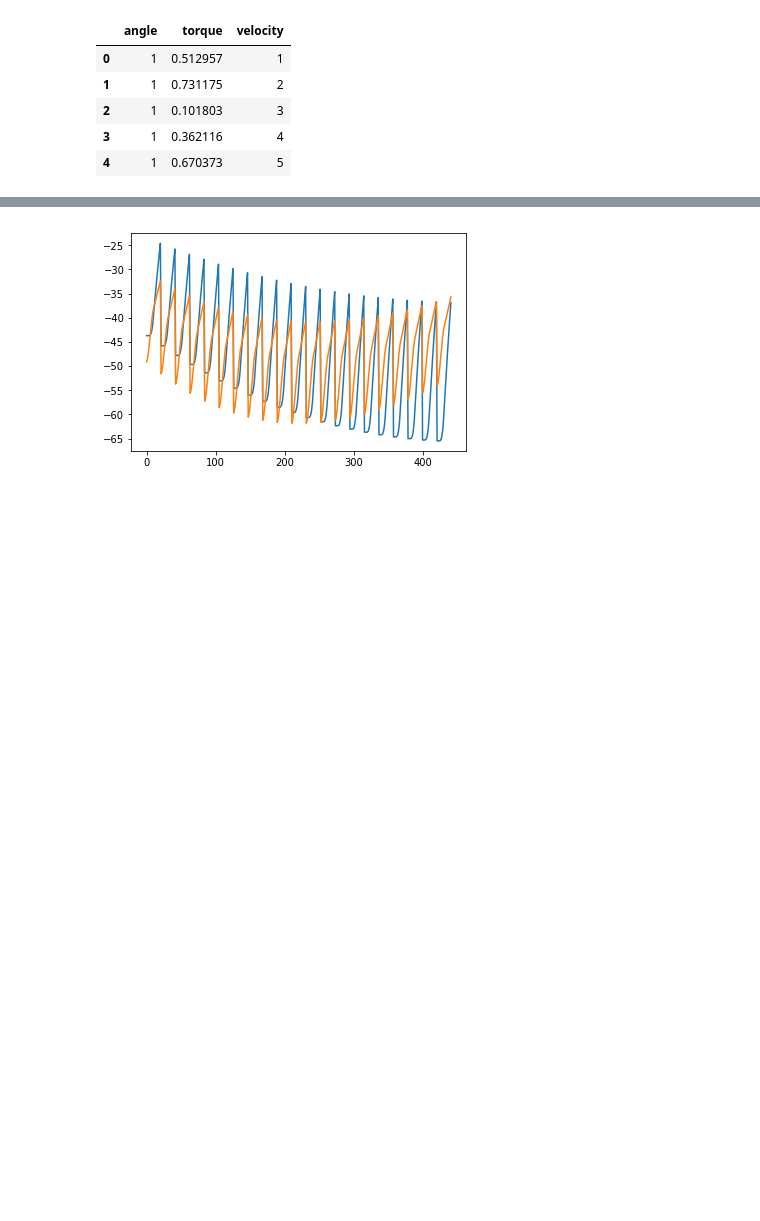
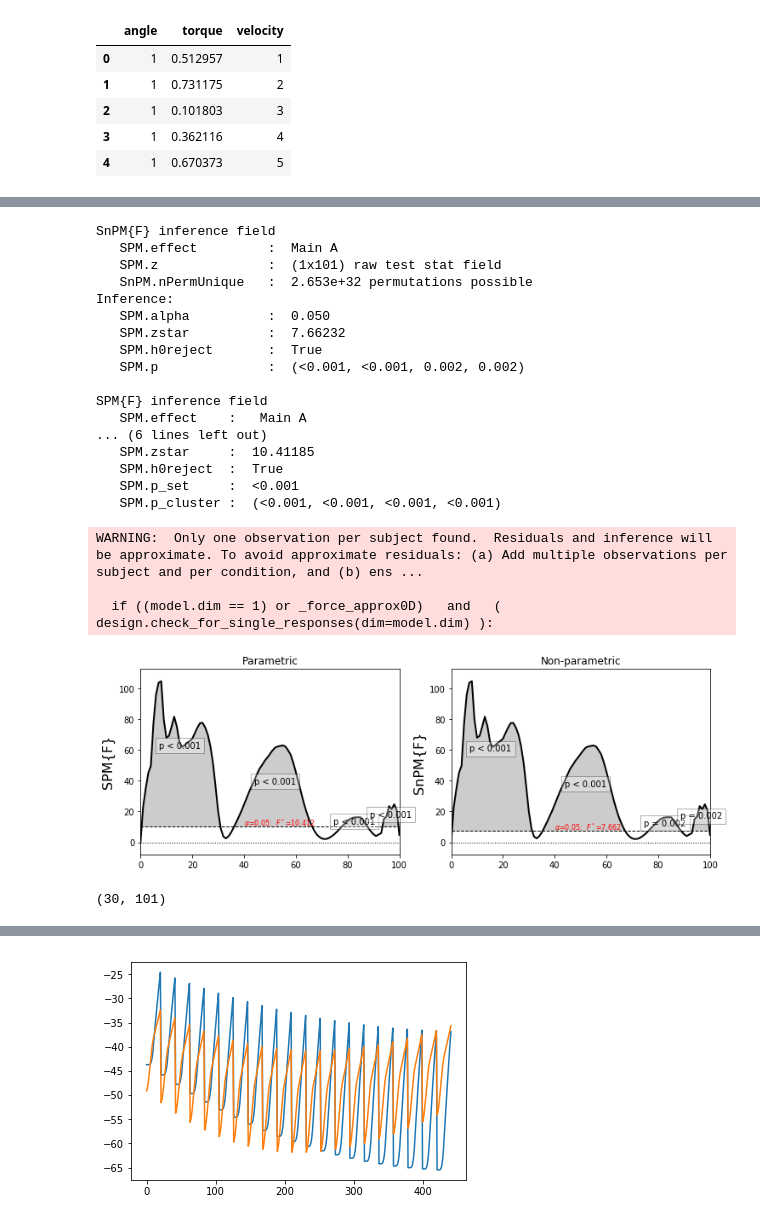
Before and after one commit to romainmartinez/envergo, a Jupyter notebook: 1_spm.ipynb, the cells around one changed output, grey strips where cells are left out. Cells and saved outputs as stored; diff of their text form; code cells hidden in the pictures; blank space fills up the shorter version.

```diff
--- a/1_spm.ipynb
+++ b/1_spm.ipynb
@@ -83,0 +128,63 @@ for position in torque:
+# %%
+#(0) Load dataset:
+dataset      = spm1d.data.uv1d.anova1rm.SpeedGRFcategoricalRM()
+y,A,SUBJ     = dataset.get_data()
+
+
+#(1) Conduct non-parametric test:
+np.random.seed(0)
+alpha      = 0.05
+snpm       = spm1d.stats.nonparam.anova1rm(y, A, SUBJ)
+snpmi      = snpm.inference(alpha, iterations=500)
+print( snpmi )
+
+
+
+
+#(2) Compare with parametric result:
+spm        = spm1d.stats.anova1rm(y, A, SUBJ, equal_var=True)
+spmi       = spm.inference(alpha)
+print( spmi )
+
+
+
+
+#(3) Plot
+plt.close('all')
+plt.figure(figsize=(12,4))
+
+ax0 = plt.subplot(121)
+ax1 = plt.subplot(122)
+labels = 'Parametric', 'Non-parametric'
+for ax,zi,label in zip([ax0,ax1], [spmi,snpmi], labels):
+	zi.plot(ax=ax)
+	zi.plot_threshold_label(ax=ax, fontsize=8)
+	zi.plot_p_values(ax=ax, size=10)
+	ax.set_title( label )
+plt.show()
+# %% [output]
+SnPM{F} inference field
+   SPM.effect         :  Main A
+   SPM.z              :  (1x101) raw test stat field
+   SnPM.nPermUnique   :  2.653e+32 permutations possible
+Inference:
+   SPM.alpha          :  0.050
+   SPM.zstar          :  7.66232
+   SPM.h0reject       :  True
+   SPM.p              :  (<0.001, <0.001, 0.002, 0.002)
+
+SPM{F} inference field
+   SPM.effect    :   Main A
+... (6 lines left out)
+   SPM.zstar     :  10.41185
+   SPM.h0reject  :  True
+   SPM.p_set     :  <0.001
+   SPM.p_cluster :  (<0.001, <0.001, <0.001, <0.001)
+WARNING:  Only one observation per subject found.  Residuals and inference will be approximate. To avoid approximate residuals: (a) Add multiple observations per subject and per condition, and (b) ens ...
+
+  if ((model.dim == 1) or _force_approx0D)   and   ( design.check_for_single_responses(dim=model.dim) ):
+[figure, added]
+# %%
+y.shape
+# %% [output]
+(30, 101)
```
Also changed, not shown: parts of 6 cells of this notebook, 1 other file.
